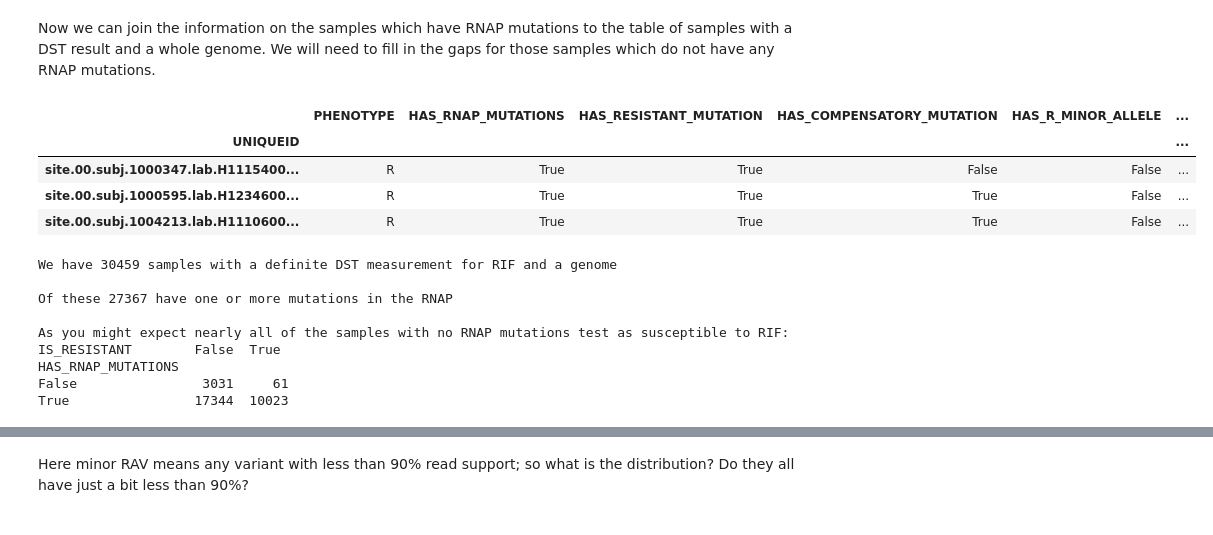
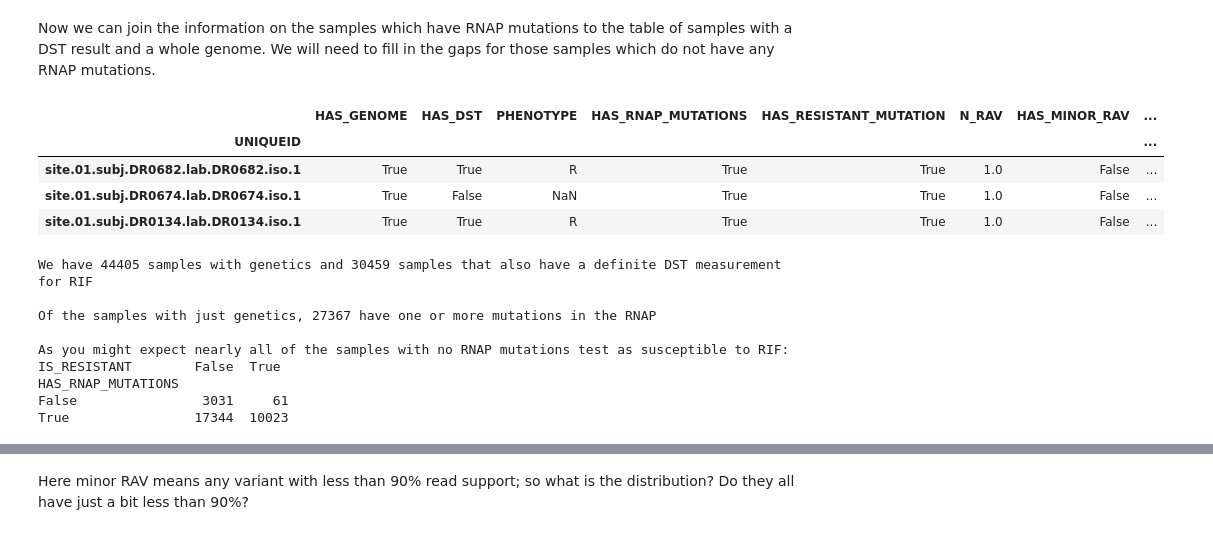
Before and after one commit to fowler-lab/tuberculosis-RNAP-subpopulations, a Jupyter notebook: analysis.ipynb, the cells around one changed output, grey strips where cells are left out. Cells and saved outputs as stored; diff of their text form; code cells hidden in the pictures.

```diff
--- a/analysis.ipynb
+++ b/analysis.ipynb
@@ -135,7 +129,10 @@ Since not all samples with DST measurements have also been whole-genome sequence
 # %%
 genomes = pd.read_csv('data/GENOMES.csv.gz')
 genomes.set_index('UNIQUEID', inplace = True)
-samples = phenotypes[['PHENOTYPE']][phenotypes.index.isin(genomes.index)]
-print(f"We have {len(samples)} samples with both a definite DST measurement for RIF and a whole genome")
+genomes['HAS_GENOME'] = True
+phenotypes['HAS_DST'] = True
+samples = genomes[['HAS_GENOME']].join(phenotypes[['HAS_DST','PHENOTYPE']], how='left')
+samples.HAS_DST = samples.HAS_DST.fillna(False)
+print(f"We have {len(samples)} samples a genome and {(samples.HAS_DST).sum()} also have a definite DST measurement for RIF")
 samples[:3]
 # %% [output]
@@ -158,15 +155,13 @@ mutations['GENE_MUTATION'] = np.where(
     mutations['GENE'].astype(str) + '_' + mutations['MUTATION'].astype(str)  # Else: use GENE + MUTATION
 )
 
-# all the homogenous mutations have an FRS of NaN so set to unity for now
+# all the homogenous mutations have an FRS of NaN so set to unity
 mutations.loc[~mutations.IS_MINOR_ALLELE, 'FRS'] = 1
 
 mutations['IS_RESISTANT_MUTATION'] = mutations['GENE_MUTATION'].isin(resistance_mutations)
 mutations['IS_COMPENSATORY_MUTATION'] = mutations['GENE_MUTATION'].isin(compensatory_mutations)
 mutations.set_index('UNIQUEID', inplace=True)
 
-mutations = mutations[mutations.index.isin(samples.index)]
-
 print(f"There are {len(mutations)} RNAP mutations in {len(mutations.index.unique())} samples that have been whole genome sequenced in our dataset")
 mutations[:3]
 # %% [output]
@@ -231,37 +253,34 @@ agg_mutations[:3]
 Now we can join the information on the samples which have RNAP mutations to the table of samples with a DST result and a whole genome. We will need to fill in the gaps for those samples which do not have any RNAP mutations.
 # %%
 samples = samples.join(agg_mutations, how='left')
-
-samples.loc[samples.HAS_COMPENSATORY_MUTATION.isna(), 'HAS_RNAP_MUTATIONS'] = False
-samples.loc[samples.HAS_COMPENSATORY_MUTATION.isna(), 'HAS_RESISTANT_MUTATION'] = False
-samples.loc[samples.HAS_COMPENSATORY_MUTATION.isna(), 'HAS_R_MINOR_ALLELE'] = False
-samples.loc[samples.HAS_COMPENSATORY_MUTATION.isna(), 'HAS_R_MAJOR_ALLELE'] = False
-samples.loc[samples.HAS_COMPENSATORY_MUTATION.isna(), 'HAS_COMPENSATORY_MUTATION'] = False
 
 samples['IS_RESISTANT'] = samples.PHENOTYPE == 'R'
 
 # because we did a left join and hence there were a lot of NaNs to fill in, we need to force these columns to be boolean
-for i in ['HAS_RNAP_MUTATIONS', 'HAS_COMPENSATORY_MUTATION', 'HAS_RESISTANT_MUTATION', 'HAS_R_MINOR_ALLELE', 'HAS_R_MAJOR_ALLELE']:
+for i in ['HAS_RNAP_MUTATIONS', 'HAS_RESISTANT_MUTATION', 'HAS_MINOR_RAV', 'HAS_MAJOR_RAV', 'HAS_COMPENSATORY_MUTATION', 'HAS_MINOR_CM', 'HAS_MAJOR_CM']:
+    samples[i] = samples[i].fillna(False)
     samples[i] = samples[i].astype(bool)
 
 samples[:3]
 # %% [output]
-|  | PHENOTYPE | HAS_RNAP_MUTATIONS | HAS_RESISTANT_MUTATION | HAS_COMPENSATORY_MUTATION | HAS_R_MINOR_ALLELE | ... |
-| UNIQUEID |  |  |  |  |  | ... |
-| site.00.subj.1000347.lab.H1115400... | R | True | True | False | False | ... |
-| site.00.subj.1000595.lab.H1234600... | R | True | True | True | False | ... |
-| site.00.subj.1004213.lab.H1110600... | R | True | True | True | False | ... |
+|  | HAS_GENOME | HAS_DST | PHENOTYPE | HAS_RNAP_MUTATIONS | HAS_RESISTANT_MUTATION | N_RAV | HAS_MINOR_RAV | ... |
+| UNIQUEID |  |  |  |  |  |  |  | ... |
+| site.01.subj.DR0682.lab.DR0682.iso.1 | True | True | R | True | True | 1.0 | False | ... |
+| site.01.subj.DR0674.lab.DR0674.iso.1 | True | False | NaN | True | True | 1.0 | False | ... |
+| site.01.subj.DR0134.lab.DR0134.iso.1 | True | True | R | True | True | 1.0 | False | ... |
 # %%
-print(f"We have {len(samples)} samples with a definite DST measurement for RIF and a genome\n")
+print(f"We have {len(samples)} samples with genetics and {(samples.HAS_DST).sum()} samples that also have a definite DST measurement for RIF\n")
 
-print(f"Of these {samples.HAS_RNAP_MUTATIONS.sum()} have one or more mutations in the RNAP\n")
+print(f"Of the samples with just genetics, {((samples.HAS_RNAP_MUTATIONS) & (samples.HAS_DST)).sum()} have one or more mutations in the RNAP\n")
 
 print(f"As you might expect nearly all of the samples with no RNAP mutations test as susceptible to RIF:")
-print(pd.crosstab(samples.HAS_RNAP_MUTATIONS, samples.IS_RESISTANT))
+
+samples_with_dst = copy.deepcopy(samples[(samples.HAS_DST) & (samples.HAS_GENOME)])
+print(pd.crosstab(samples_with_dst.HAS_RNAP_MUTATIONS, samples_with_dst.IS_RESISTANT))
 # %% [output]
-We have 30459 samples with a definite DST measurement for RIF and a genome
+We have 44405 samples with genetics and 30459 samples that also have a definite DST measurement for RIF
 
-Of these 27367 have one or more mutations in the RNAP
+Of the samples with just genetics, 27367 have one or more mutations in the RNAP
 
 As you might expect nearly all of the samples with no RNAP mutations test as susceptible to RIF:
 IS_RESISTANT        False  True
```
Also changed, not shown: parts of 31 cells of this notebook, 8 other files.
